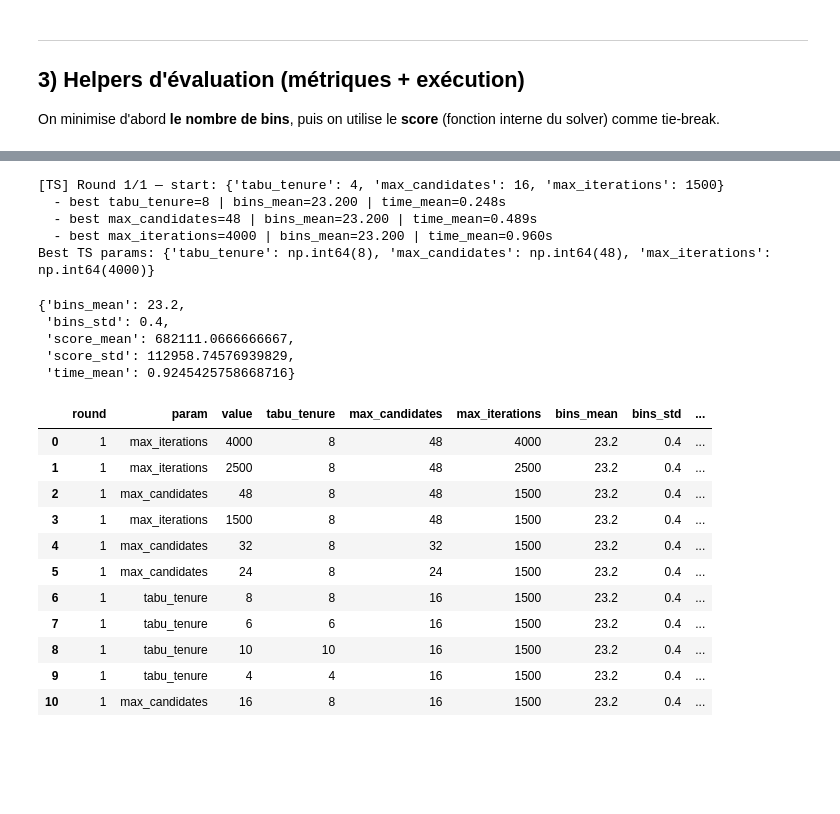
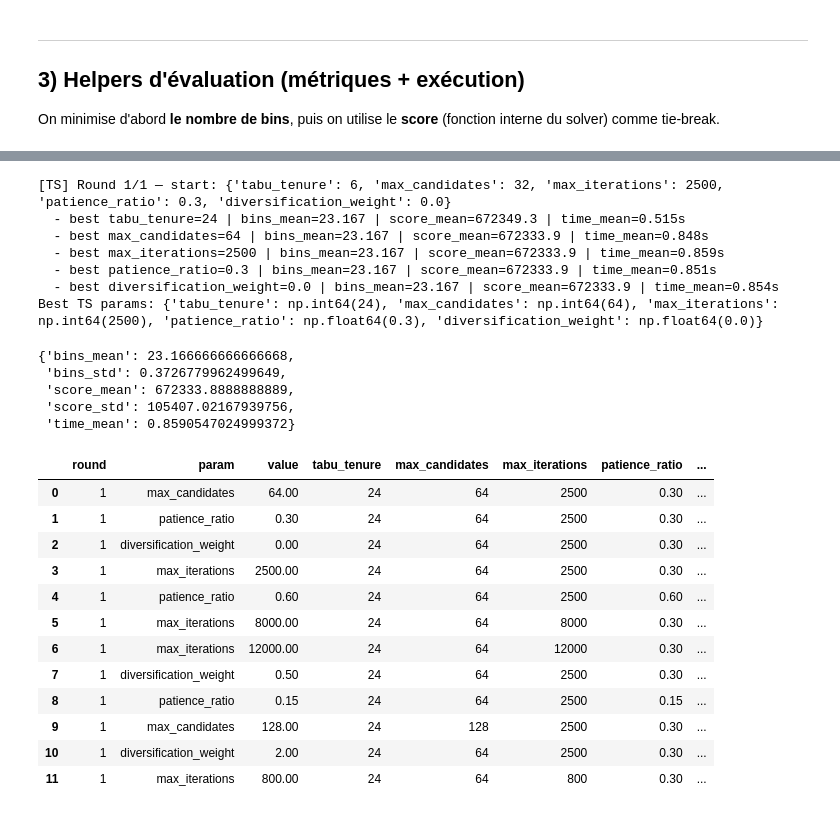
Before and after one commit to amine-kherroubi/optimization, a Jupyter notebook: 3_metaheuristics/notebook.ipynb, the cells around one changed output, grey strips where cells are left out. Cells and saved outputs as stored; diff of their text form; code cells hidden in the pictures; blank space fills up the shorter version.

```diff
--- a/3_metaheuristics/notebook.ipynb
+++ b/3_metaheuristics/notebook.ipynb
@@ -58,8 +60,8 @@ Vous pouvez augmenter ces paramètres pour un tuning plus robuste.
 # %%
 # ── Paramètres de workload (à ajuster) ───────────────────────────────────────
 DATASET_KEY = "falkenauer-t"  # scholl-1 | scholl-2 | scholl-3 | falkenauer-t | falkenauer-u
-MAX_ITEMS = 60                # filtre : ne garde que les instances avec n <= MAX_ITEMS
-N_INSTANCES = 5               # nombre d'instances utilisées pour le tuning
+MAX_ITEMS = 80                # augmenter si vous voulez plus difficile (mais plus lent)
+N_INSTANCES = 6               # nombre d'instances utilisées pour le tuning
 SEEDS = [0, 1, 2]             # répétitions (aléatoire) par instance
 
 
@@ -96,7 +98,7 @@ all_instances = load_instances(DATASET_KEY, max_items=MAX_ITEMS)
 tuning_instances = all_instances[:N_INSTANCES]
 
 print(
-    f"Dataset={DATASET_KEY} | instances loaded={len(all_instances)} | tuning set={len(tuning_instances)}"
+    f"Dataset={DATASET_KEY} | instances loaded={len(all_instances)} | tuning set={len(tuning_instances)} | seeds={len(SEEDS)}"
 )
 pd.DataFrame(
     [
@@ -413,61 +574,75 @@ Tuning : **one-by-one** (un paramètre à la fois, les autres fixés).
 # %%
 TS_GRID = {
-    "tabu_tenure": [4, 6, 8, 10],
-    "max_candidates": [16, 24, 32, 48],
-    "max_iterations": [1_500, 2_500, 4_000],
+    "tabu_tenure": [1, 3, 6, 12, 24],
+    "max_candidates": [8, 16, 32, 64, 128],
+    "max_iterations": [300, 800, 2_500, 8_000, 12_000],
+    "patience_ratio": [0.05, 0.15, 0.30, 0.60],
+    "diversification_weight": [0.0, 0.5, 2.0, 8.0, 20.0],
 }
 
 TS_ROUNDS = 1
+
+ts_base = {
+    "tabu_tenure": 6,
+    "max_candidates": 32,
+    "max_iterations": 2_500,
+    "patience_ratio": 0.30,
+    "diversification_weight": 0.0,
+}
 
 
 def eval_ts_params(params: dict[str, object]) -> dict:
     df_runs = evaluate(
         method="TS",
         instances=tuning_instances,
         seeds=SEEDS,
         run_one=lambda inst, seed: run_tabu_custom(
             inst,
             seed,
             tabu_tenure=int(params["tabu_tenure"]),
             max_iterations=int(params["max_iterations"]),
             max_candidates=int(params["max_candidates"]),
+            patience_ratio=float(params["patience_ratio"]),
+            diversification_weight=float(params["diversification_weight"]),
         ),
     )
     return summarize_runs(df_runs)
 
 
-ts_base = {k: TS_GRID[k][0] for k in TS_GRID}
 best_ts_params, ts_tuning_log = tune_one_by_one(
     label="TS", base_params=ts_base, grid=TS_GRID, eval_params=eval_ts_params, rounds=TS_ROUNDS
 )
 best_ts_summary = eval_ts_params(best_ts_params)
 
 print("Best TS params:", best_ts_params)
 display(best_ts_summary)
 display(ts_tuning_log.sort_values(SORT_COLS, ignore_index=True).head(12))
 # %% [output]
-[TS] Round 1/1 — start: {'tabu_tenure': 4, 'max_candidates': 16, 'max_iterations': 1500}
-  - best tabu_tenure=8 | bins_mean=23.200 | time_mean=0.248s
-  - best max_candidates=48 | bins_mean=23.200 | time_mean=0.489s
-  - best max_iterations=4000 | bins_mean=23.200 | time_mean=0.960s
-Best TS params: {'tabu_tenure': np.int64(8), 'max_candidates': np.int64(48), 'max_iterations': np.int64(4000)}
+[TS] Round 1/1 — start: {'tabu_tenure': 6, 'max_candidates': 32, 'max_iterations': 2500, 'patience_ratio': 0.3, 'diversification_weight': 0.0}
+  - best tabu_tenure=24 | bins_mean=23.167 | score_mean=672349.3 | time_mean=0.515s
+  - best max_candidates=64 | bins_mean=23.167 | score_mean=672333.9 | time_mean=0.848s
+  - best max_iterations=2500 | bins_mean=23.167 | score_mean=672333.9 | time_mean=0.859s
+  - best patience_ratio=0.3 | bins_mean=23.167 | score_mean=672333.9 | time_mean=0.851s
+  - best diversification_weight=0.0 | bins_mean=23.167 | score_mean=672333.9 | time_mean=0.854s
+Best TS params: {'tabu_tenure': np.int64(24), 'max_candidates': np.int64(64), 'max_iterations': np.int64(2500), 'patience_ratio': np.float64(0.3), 'diversification_weight': np.float64(0.0)}
-{'bins_mean': 23.2,
- 'bins_std': 0.4,
- 'score_mean': 682111.0666666667,
- 'score_std': 112958.74576939829,
- 'time_mean': 0.9245425758668716}
+{'bins_mean': 23.166666666666668,
+ 'bins_std': 0.3726779962499649,
+ 'score_mean': 672333.8888888889,
+ 'score_std': 105407.02167939756,
+ 'time_mean': 0.8590547024999372}
-|  | round | param | value | tabu_tenure | max_candidates | max_iterations | bins_mean | bins_std | ... |
-| 0 | 1 | max_iterations | 4000 | 8 | 48 | 4000 | 23.2 | 0.4 | ... |
-| 1 | 1 | max_iterations | 2500 | 8 | 48 | 2500 | 23.2 | 0.4 | ... |
-| 2 | 1 | max_candidates | 48 | 8 | 48 | 1500 | 23.2 | 0.4 | ... |
-| 3 | 1 | max_iterations | 1500 | 8 | 48 | 1500 | 23.2 | 0.4 | ... |
-| 4 | 1 | max_candidates | 32 | 8 | 32 | 1500 | 23.2 | 0.4 | ... |
-| 5 | 1 | max_candidates | 24 | 8 | 24 | 1500 | 23.2 | 0.4 | ... |
-| 6 | 1 | tabu_tenure | 8 | 8 | 16 | 1500 | 23.2 | 0.4 | ... |
-| 7 | 1 | tabu_tenure | 6 | 6 | 16 | 1500 | 23.2 | 0.4 | ... |
-| 8 | 1 | tabu_tenure | 10 | 10 | 16 | 1500 | 23.2 | 0.4 | ... |
-| 9 | 1 | tabu_tenure | 4 | 4 | 16 | 1500 | 23.2 | 0.4 | ... |
-| 10 | 1 | max_candidates | 16 | 8 | 16 | 1500 | 23.2 | 0.4 | ... |
+|  | round | param | value | tabu_tenure | max_candidates | max_iterations | patience_ratio | ... |
+| 0 | 1 | max_candidates | 64.00 | 24 | 64 | 2500 | 0.30 | ... |
+| 1 | 1 | patience_ratio | 0.30 | 24 | 64 | 2500 | 0.30 | ... |
+| 2 | 1 | diversification_weight | 0.00 | 24 | 64 | 2500 | 0.30 | ... |
+| 3 | 1 | max_iterations | 2500.00 | 24 | 64 | 2500 | 0.30 | ... |
+| 4 | 1 | patience_ratio | 0.60 | 24 | 64 | 2500 | 0.60 | ... |
+| 5 | 1 | max_iterations | 8000.00 | 24 | 64 | 8000 | 0.30 | ... |
+| 6 | 1 | max_iterations | 12000.00 | 24 | 64 | 12000 | 0.30 | ... |
+| 7 | 1 | diversification_weight | 0.50 | 24 | 64 | 2500 | 0.30 | ... |
+| 8 | 1 | patience_ratio | 0.15 | 24 | 64 | 2500 | 0.15 | ... |
+| 9 | 1 | max_candidates | 128.00 | 24 | 128 | 2500 | 0.30 | ... |
+| 10 | 1 | diversification_weight | 2.00 | 24 | 64 | 2500 | 0.30 | ... |
+| 11 | 1 | max_iterations | 800.00 | 24 | 64 | 800 | 0.30 | ... |
 # %%
 # ── Sensibilité : on varie 1 paramètre, les autres fixés au best ─────────────
 ts_sens_rows: list[dict] = []
```
Also changed, not shown: parts of 9 cells of this notebook.
